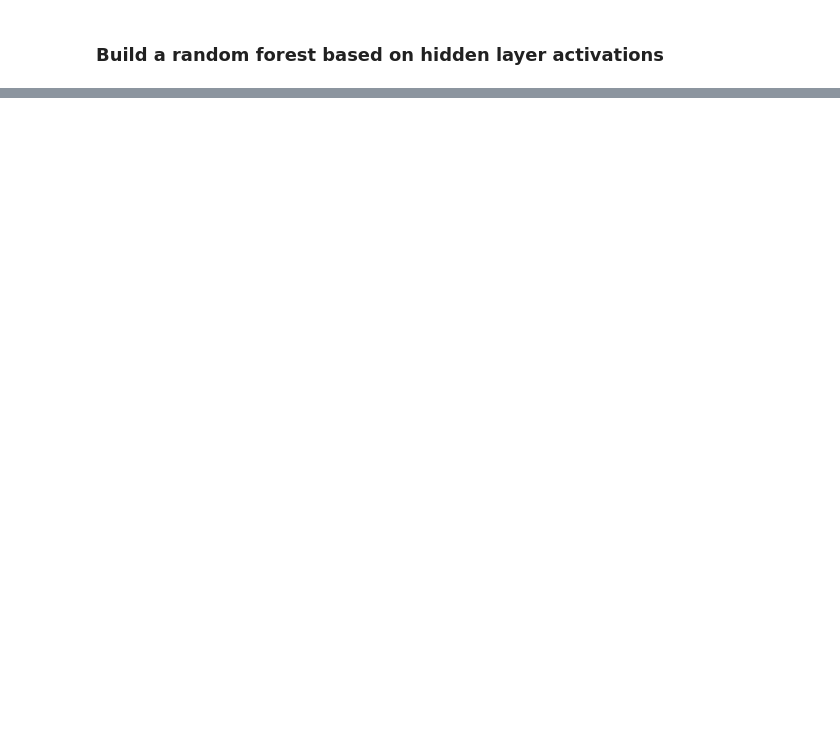
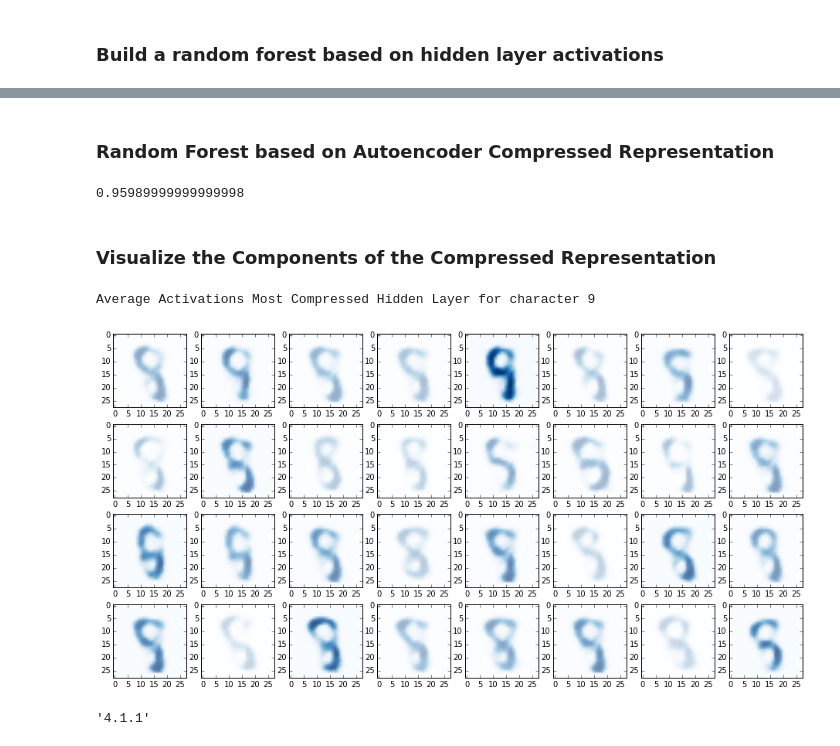
Before and after one commit to jeffschecter/sandbox, a Jupyter notebook: MNIST.ipynb, the cells around one changed output, grey strips where cells are left out. Cells and saved outputs as stored; diff of their text form; code cells hidden in the pictures; blank space fills up the shorter version.

Commit message:
Deep Autoencoder works

```diff
--- a/MNIST.ipynb
+++ b/MNIST.ipynb
@@ -344,0 +360,2 @@ plt.show()
+# %%
+x = tf.placeholder(tf.float32, shape=[None, 28, 28])
@@ -344,0 +407,5 @@ plt.show()
+# %%
+mse = tf.reduce_mean(tf.pow(y - x_scaled, 2))
+train_step = tf.train.AdamOptimizer(0.001).minimize(mse)
+
+sess.run(tf.initialize_all_variables())
@@ -344,0 +503,2 @@ plt.show()
+# %% [markdown]
+### Random Forest based on Autoencoder Compressed Representation
@@ -344,0 +508,39 @@ plt.show()
+# %%
+clf = RandomForestClassifier(
+    n_estimators=100,
+    max_depth=None,
+    n_jobs=-1)
+clf.fit(compressed_train, train_labels)
+model_labels = clf.predict(compressed_test)
+(model_labels == test_labels).mean()
+# %% [output]
+0.95989999999999998
+# %% [markdown]
+### Visualize the Components of the Compressed Representation
+# %%
+figsize(16, 8)
+diag = np.zeros([32, 32])
+np.fill_diagonal(diag, 1)
+diag
+components = y_image.eval(feed_dict={h_enc4: diag})
+# %%
+hidden_archetypes = [
+    h_enc4.eval(feed_dict={x_scaled: test_im[test_labels == i] / 255.0}).mean(axis=0)
+    for i in xrange(10)]
+# %%
+from ipywidgets import interact
+
+def ShowComponentWeights(i):
+    print "Average Activations Most Compressed Hidden Layer for character {i}".format(i=i)
+    _, axes = plt.subplots(4, 8)
+    axes = axes.reshape(32)
+    max_weight = hidden_archetypes[i].max() + 1
+    for x, comp in enumerate(components):
+        weight = (hidden_archetypes[i][x] + 1) / max_weight
+        axes[x].imshow(comp, alpha=weight, cmap=cm.Blues)
+    plt.show()
+
+interact(ShowComponentWeights, i=(0, 9))
+# %% [output]
+Average Activations Most Compressed Hidden Layer for character 9
+[figure, added]
@@ -344,0 +549,4 @@ plt.show()
+# %%
+ipywidgets.__version__
+# %% [output]
+'4.1.1'
```
Also changed, not shown: parts of 21 cells of this notebook.
